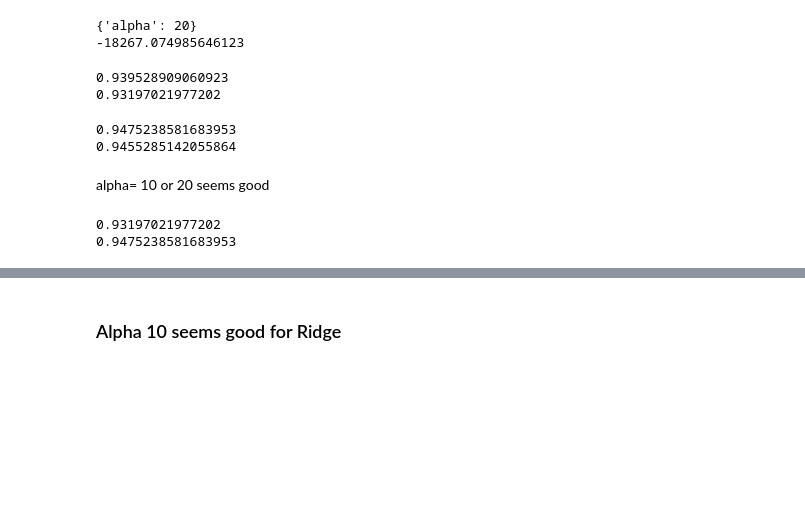
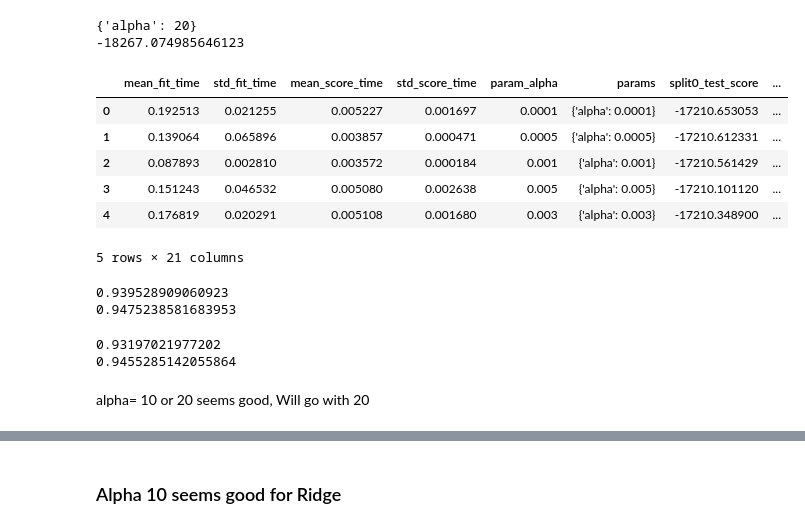
Before and after one commit to suchins3/HousePricing_Assignment, a Jupyter notebook: HousePrice_LinearRegression.ipynb, the cells around one changed output, grey strips where cells are left out. Saved outputs shown, nothing was run; the diff lists cells and outputs as text; code cells hidden in the pictures; blank space fills up the shorter version.

```diff
--- a/HousePrice_LinearRegression.ipynb
+++ b/HousePrice_LinearRegression.ipynb
@@ -552,6 +623,17 @@ print(model_lasso.best_score_)
 # %% [output]
 {'alpha': 20}
 -18267.074985646123
+# %%
+lasso_results = pd.DataFrame(model_lasso.cv_results_)
+lasso_results.head()
+# %% [output]
+|  | mean_fit_time | std_fit_time | mean_score_time | std_score_time | param_alpha | params | split0_test_score | ... |
+| 0 | 0.192513 | 0.021255 | 0.005227 | 0.001697 | 0.0001 | {'alpha': 0.0001} | -17210.653053 | ... |
+| 1 | 0.139064 | 0.065896 | 0.003857 | 0.000471 | 0.0005 | {'alpha': 0.0005} | -17210.612331 | ... |
+| 2 | 0.087893 | 0.002810 | 0.003572 | 0.000184 | 0.001 | {'alpha': 0.001} | -17210.561429 | ... |
+| 3 | 0.151243 | 0.046532 | 0.005080 | 0.002638 | 0.005 | {'alpha': 0.005} | -17210.101120 | ... |
+| 4 | 0.176819 | 0.020291 | 0.005108 | 0.001680 | 0.003 | {'alpha': 0.003} | -17210.348900 | ... |
+5 rows × 21 columns
 # %%
 
 lasso = Lasso(alpha=10)
@@ -561,47 +643,31 @@ y_train_pred=lasso.predict(X_train)
 print(r2_score(y_train,y_train_pred))
 
 
-lasso = Lasso(alpha=20)
+lasso = Lasso(alpha=10)
 
-lasso.fit(X_train, y_train)
-y_train_pred=lasso.predict(X_train)
-print(r2_score(y_train,y_train_pred))
+lasso.fit(X_test, y_test)
+y_train_pred=lasso.predict(X_test)
+print(r2_score(y_test,y_train_pred))
 # %% [output]
 0.939528909060923
-0.93197021977202
+0.9475238581683953
 # %%
+lasso20 = Lasso(alpha=20)
 
-lasso10 = Lasso(alpha=10)
-
-lasso10.fit(X_test, y_test)
-
-y_test_pred=lasso10.predict(X_test)
-print(r2_score(y_test,y_test_pred))
-
+lasso20.fit(X_train, y_train)
+y_train_pred=lasso20.predict(X_train)
+print(r2_score(y_train,y_train_pred))
 
 lasso20 = Lasso(alpha=20)
 
 lasso20.fit(X_test, y_test)
-
 y_test_pred=lasso20.predict(X_test)
 print(r2_score(y_test,y_test_pred))
 # %% [output]
-0.9475238581683953
+0.93197021977202
 0.9455285142055864
 # %% [markdown]
-alpha= 10 or 20 seems good
+alpha= 10 or 20 seems good, Will go with 20
-# %%
-#finally will go for alpha 20
-lasso = Lasso(alpha=20)
-
-lasso.fit(X_train, y_train)
-y_train_pred=lasso.predict(X_train)
-print(r2_score(y_train,y_train_pred))
-y_test_pred=lasso10.predict(X_test)
-print(r2_score(y_test,y_test_pred))
-# %% [output]
-0.93197021977202
-0.9475238581683953
 # %%
 metric3 = []
 r2_train_lr = r2_score(y_train, y_train_pred)
```
Also changed, not shown: parts of 29 cells of this notebook.
